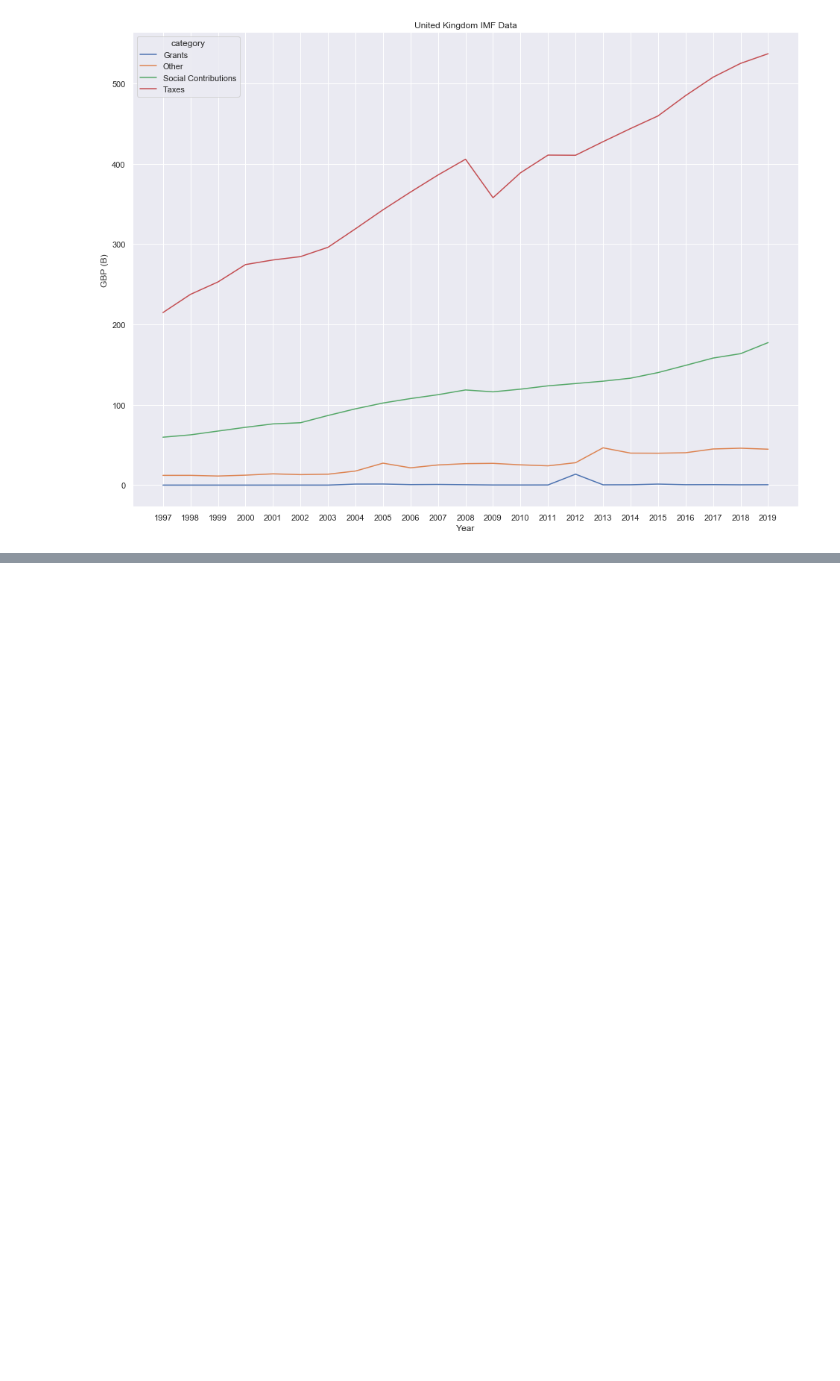
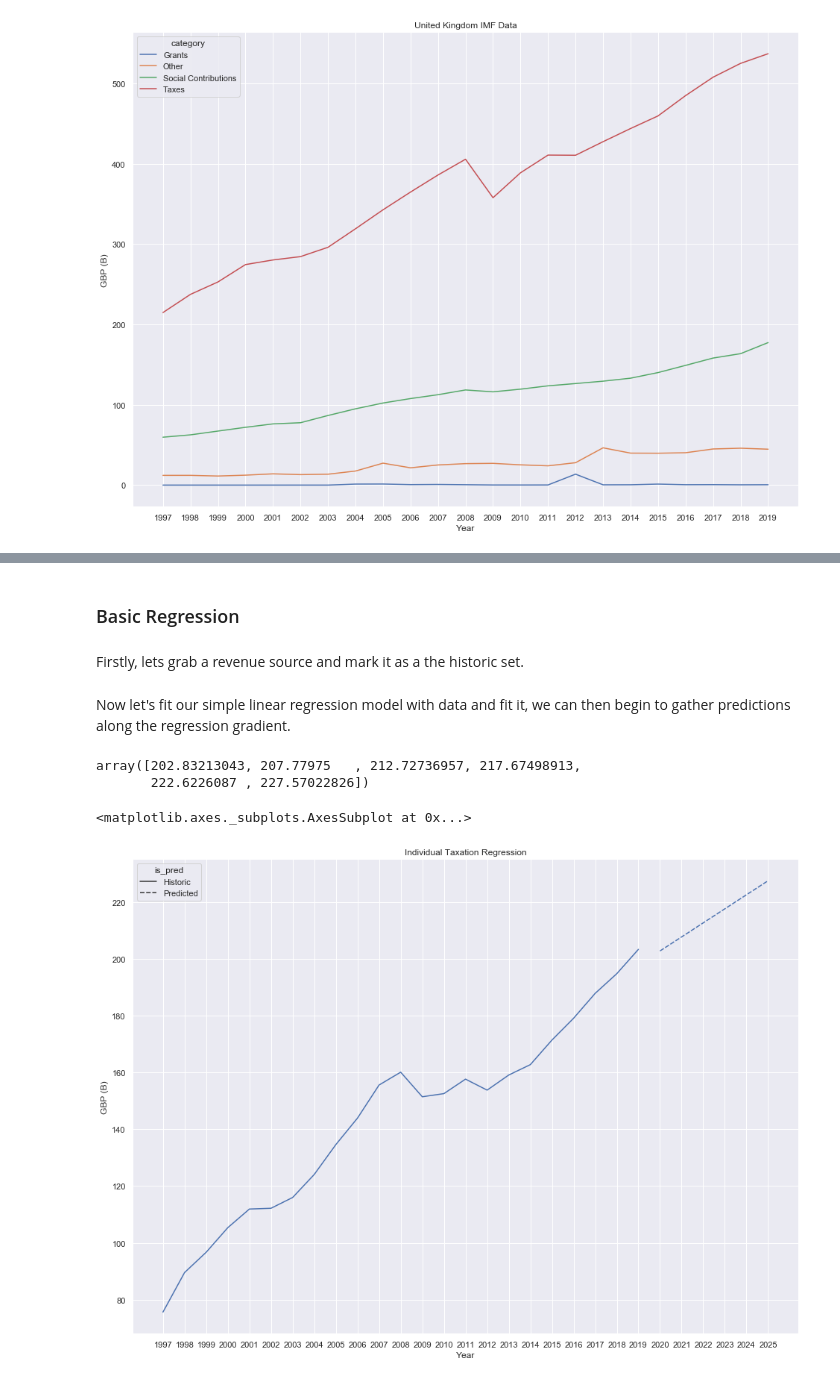
Before and after one commit to jsdataviz/squaretrade_interview, a Jupyter notebook: squaretrade_python.ipynb, the cells around one changed output, grey strips where cells are left out. Drawn from its saved outputs; the diff is of its cells as text; code cells hidden in the pictures; blank space fills up the shorter version.

Commit message:
add regression

```diff
--- a/squaretrade_python.ipynb
+++ b/squaretrade_python.ipynb
@@ -156,0 +177,35 @@ AttributeError: 'FacetGrid' object has no attribute 'set_major_formatter'
+# %% [markdown]
+### Basic Regression
+# %% [markdown]
+Firstly, lets grab a revenue source and mark it as a the historic set.
+# %%
+ind_tax_frame = melted_frame[melted_frame['revenue_source'] == larger_growers[0]]
+ind_tax_frame = ind_tax_frame[['year', 'value']]
+ind_tax_frame['is_pred'] = 'Historic'
+# %% [markdown]
+Now let's fit our simple linear regression model with data and fit it, we can then begin to gather predictions along the regression gradient.
+# %%
+x = ind_tax_frame['year'].values.reshape(-1, 1)
+y = ind_tax_frame['value']
+future_values = [2020, 2021, 2022, 2023, 2024, 2025]
+x_pred = np.array(future_values).reshape(-1,1)
+
+model = lr().fit(x, y)
+y_pred = model.predict(x_pred)
+y_pred
+# %% [output]
+array([202.83213043, 207.77975   , 212.72736957, 217.67498913,
+       222.6226087 , 227.57022826])
+# %%
+future_frame_dict = {'year': future_values, 'value': y_pred, 'is_pred': ['Predicted'] * 6}
+regression_frame = pd.DataFrame.from_dict(future_frame_dict)
+regression_frame = pd.concat([ind_tax_frame, regression_frame])
+regression_frame['year'] = regression_frame['year'].astype(str)
+regression_frame = regression_frame.reset_index()
+
+g = sns.lineplot(x='year', y='value', style='is_pred', data=regression_frame)
+g.set(xlabel='Year', ylabel='GBP (B)', title='Individual Taxation Regression')
+g
+# %% [output]
+<matplotlib.axes._subplots.AxesSubplot at 0x...>
+[figure, added]
```
Also changed, not shown: parts of 23 cells of this notebook.
